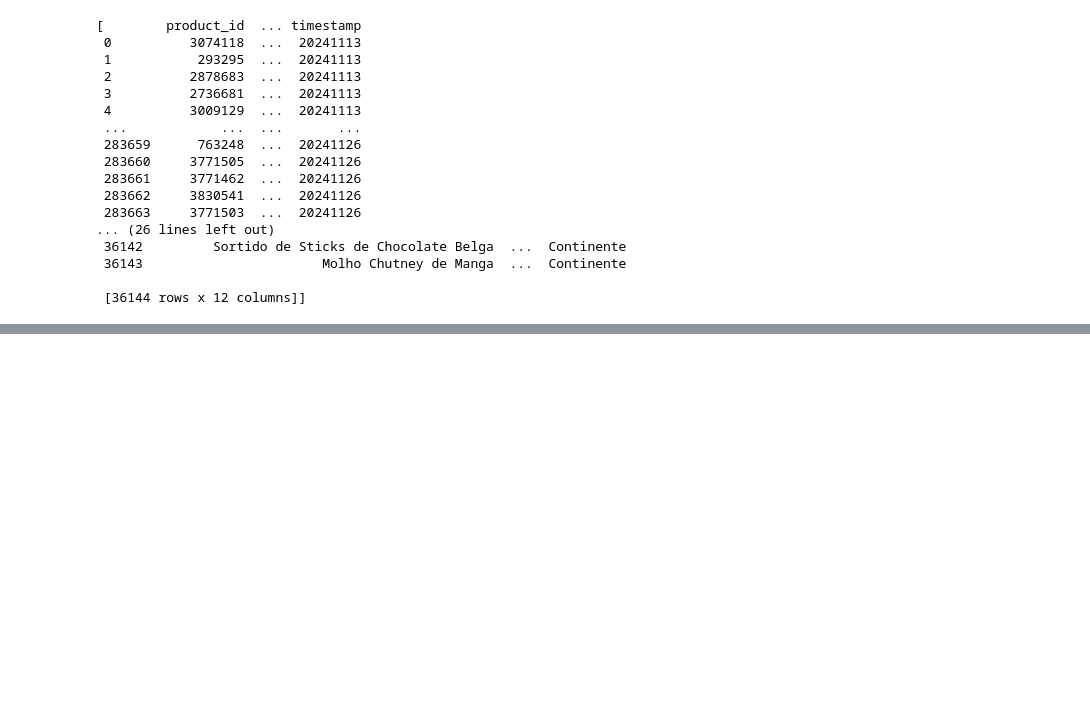
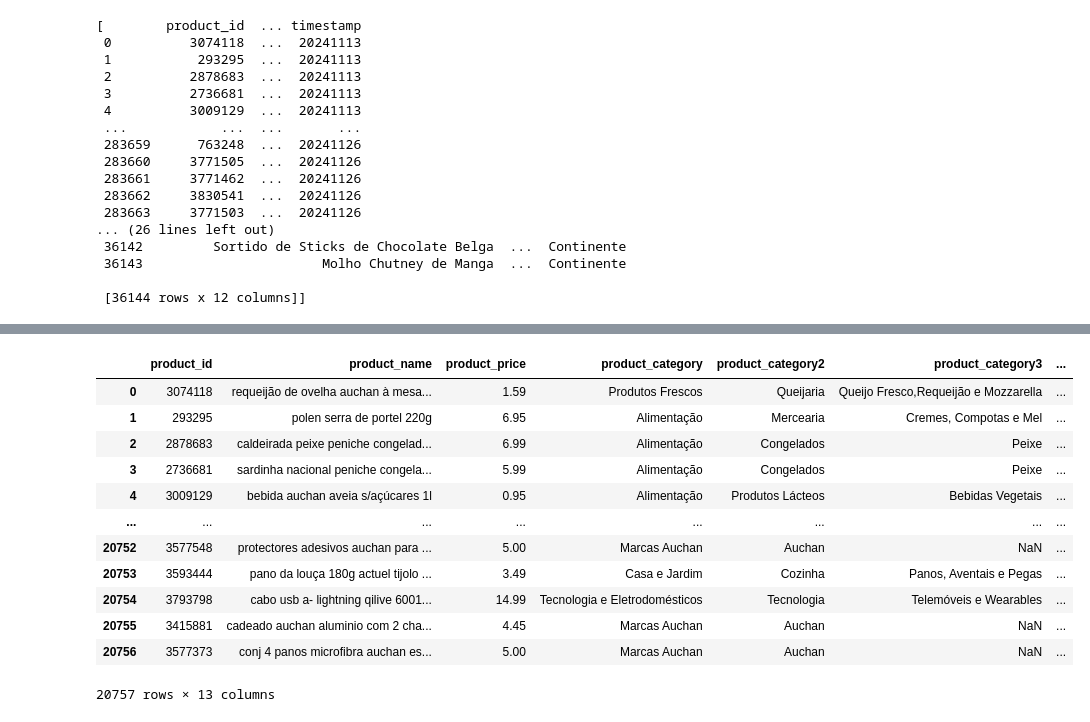
Before and after one commit to miguelsiloli/continente_price_tracking, a Jupyter notebook: dashboard/notebooks/EDA.ipynb, the cells around one changed output, grey strips where cells are left out. Saved outputs shown, nothing was run; the diff lists cells and outputs as text; code cells hidden in the pictures; blank space fills up the shorter version.

```diff
--- a/dashboard/notebooks/EDA.ipynb
+++ b/dashboard/notebooks/EDA.ipynb
@@ -132,0 +150,17 @@ auchan, pingo_doce, continente = dfs
+# %%
+auchan = auchan[auchan["timestamp"] == 20241113]
+auchan
+# %% [output]
+|  | product_id | product_name | product_price | product_category | product_category2 | product_category3 | ... |
+| 0 | 3074118 | requeijão de ovelha auchan à mesa... | 1.59 | Produtos Frescos | Queijaria | Queijo Fresco,Requeijão e Mozzarella | ... |
+| 1 | 293295 | polen serra de portel 220g | 6.95 | Alimentação | Mercearia | Cremes, Compotas e Mel | ... |
+| 2 | 2878683 | caldeirada peixe peniche congelad... | 6.99 | Alimentação | Congelados | Peixe | ... |
+| 3 | 2736681 | sardinha nacional peniche congela... | 5.99 | Alimentação | Congelados | Peixe | ... |
+| 4 | 3009129 | bebida auchan aveia s/açúcares 1l | 0.95 | Alimentação | Produtos Lácteos | Bebidas Vegetais | ... |
+| ... | ... | ... | ... | ... | ... | ... | ... |
+| 20752 | 3577548 | protectores adesivos auchan para ... | 5.00 | Marcas Auchan | Auchan | NaN | ... |
+| 20753 | 3593444 | pano da louça 180g actuel tijolo ... | 3.49 | Casa e Jardim | Cozinha | Panos, Aventais e Pegas | ... |
+| 20754 | 3793798 | cabo usb a- lightning qilive 6001... | 14.99 | Tecnologia e Eletrodomésticos | Tecnologia | Telemóveis e Wearables | ... |
+| 20755 | 3415881 | cadeado auchan aluminio com 2 cha... | 4.45 | Marcas Auchan | Auchan | NaN | ... |
+| 20756 | 3577373 | conj 4 panos microfibra auchan es... | 5.00 | Marcas Auchan | Auchan | NaN | ... |
+20757 rows × 13 columns
```
Also changed, not shown: parts of 9 cells of this notebook, 1 other file.
